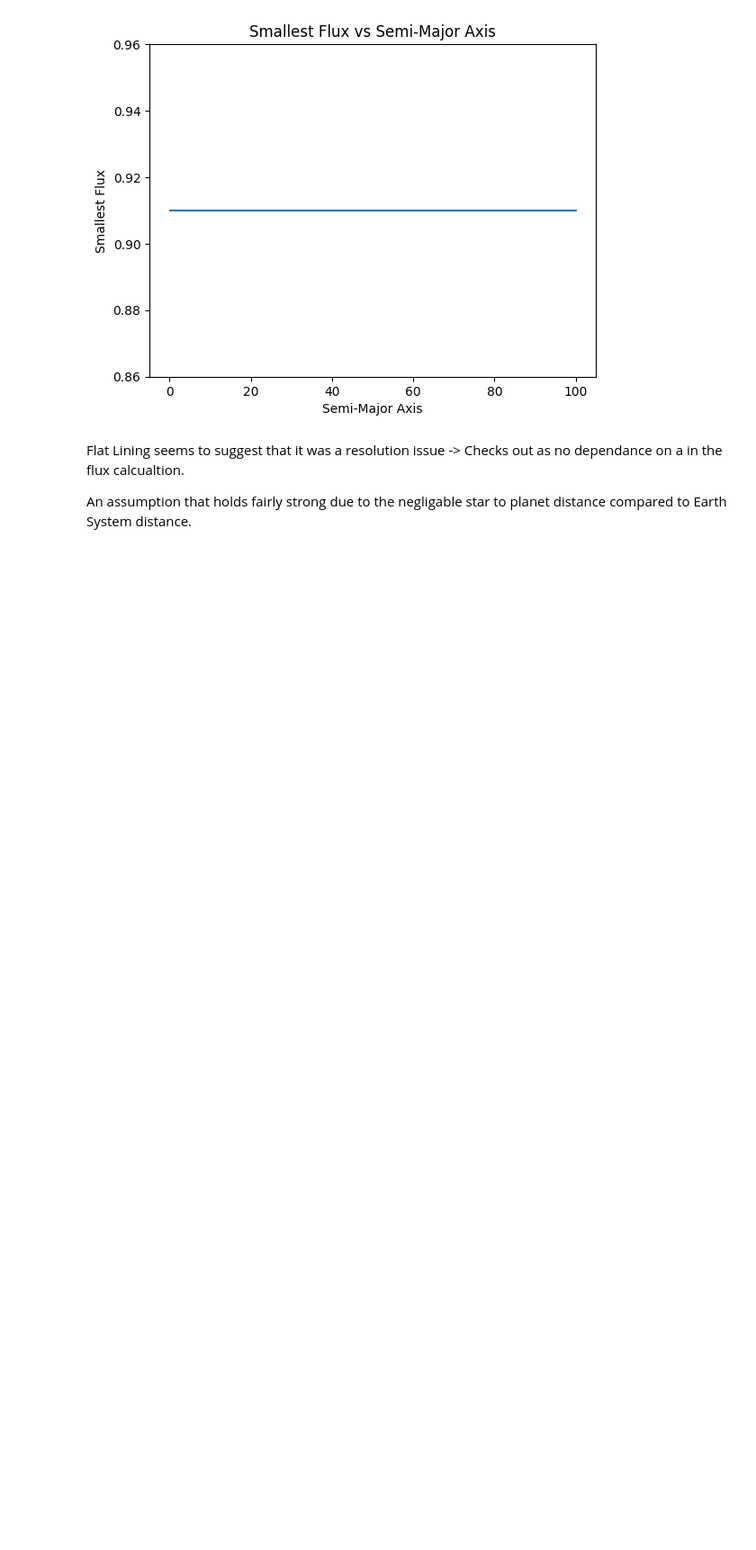
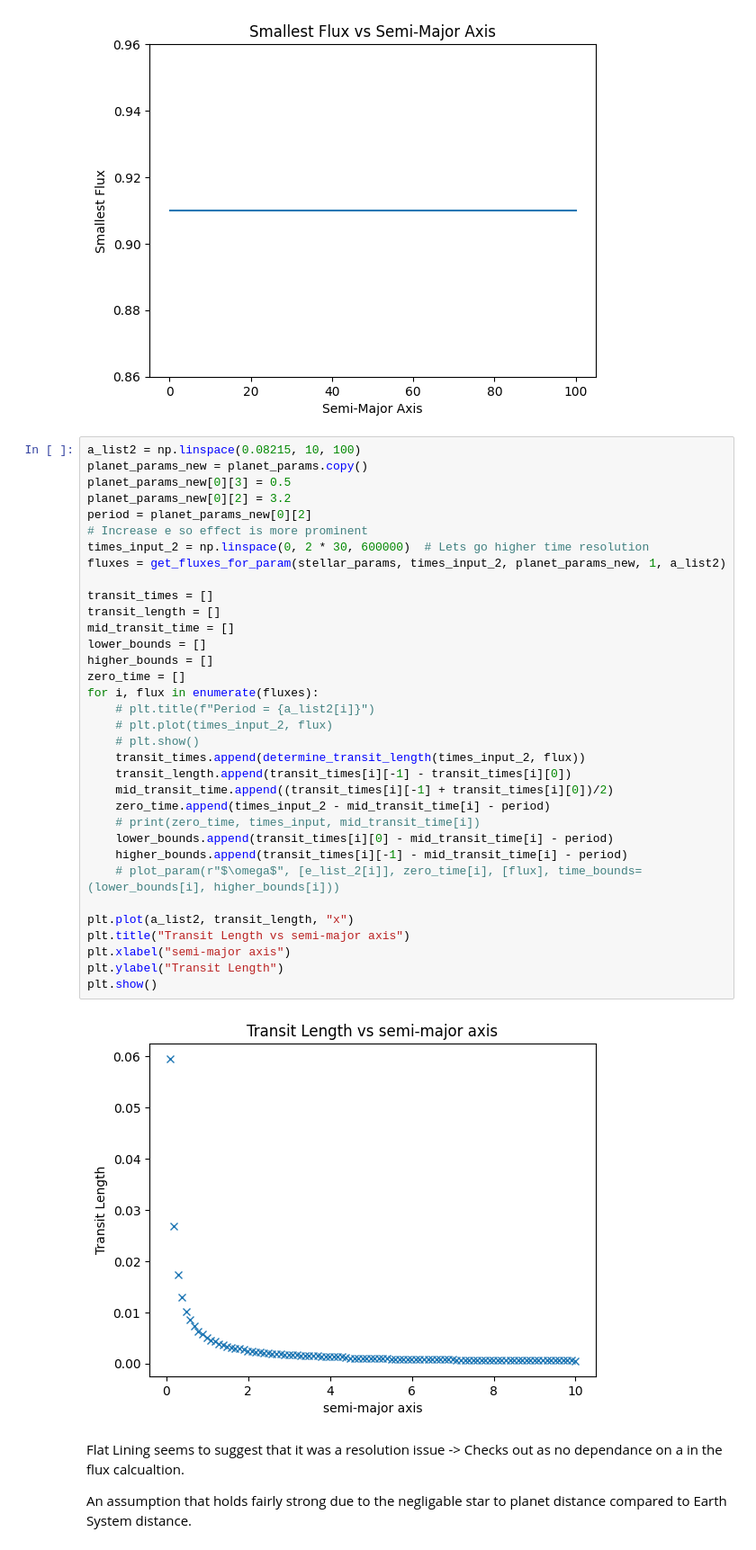
Before and after one commit to JCatton/KJRJMCMCMC, a Jupyter notebook: sim/LCDependenceOnParams.ipynb, the cells around one changed output. Shown at 90% size. Drawn from its saved outputs; the diff is of its cells as text; blank space fills up the shorter version.

```diff
--- a/sim/LCDependenceOnParams.ipynb
+++ b/sim/LCDependenceOnParams.ipynb
@@ -180,6 +202,42 @@ plt.show()
 # %% [output]
 100 0.3
 [figure]
+# %%
+a_list2 = np.linspace(0.08215, 10, 100)
+planet_params_new = planet_params.copy()
+planet_params_new[0][3] = 0.5
+planet_params_new[0][2] = 3.2
+period = planet_params_new[0][2]
+# Increase e so effect is more prominent
+times_input_2 = np.linspace(0, 2 * 30, 600000)  # Lets go higher time resolution
+fluxes = get_fluxes_for_param(stellar_params, times_input_2, planet_params_new, 1, a_list2)
+
+transit_times = []
+transit_length = []
+mid_transit_time = []
+lower_bounds = []
+higher_bounds = []
+zero_time = []
+for i, flux in enumerate(fluxes):
+    # plt.title(f"Period = {a_list2[i]}")
+    # plt.plot(times_input_2, flux)
+    # plt.show()
+    transit_times.append(determine_transit_length(times_input_2, flux))
+    transit_length.append(transit_times[i][-1] - transit_times[i][0])
+    mid_transit_time.append((transit_times[i][-1] + transit_times[i][0])/2)
+    zero_time.append(times_input_2 - mid_transit_time[i] - period)
+    # print(zero_time, times_input, mid_transit_time[i])
+    lower_bounds.append(transit_times[i][0] - mid_transit_time[i] - period)
+    higher_bounds.append(transit_times[i][-1] - mid_transit_time[i] - period)
+    # plot_param(r"$\omega$", [e_list_2[i]], zero_time[i], [flux], time_bounds=(lower_bounds[i], higher_bounds[i]))
+
+plt.plot(a_list2, transit_length, "x")
+plt.title("Transit Length vs semi-major axis")
+plt.xlabel("semi-major axis")
+plt.ylabel("Transit Length")
+plt.show()
+# %% [output]
+[figure, added]
 # %% [markdown]
 Flat Lining seems to suggest that it was a resolution issue -> Checks out as no dependance on a in the flux calcualtion.
 
```
Also changed, not shown: parts of 13 cells of this notebook.
